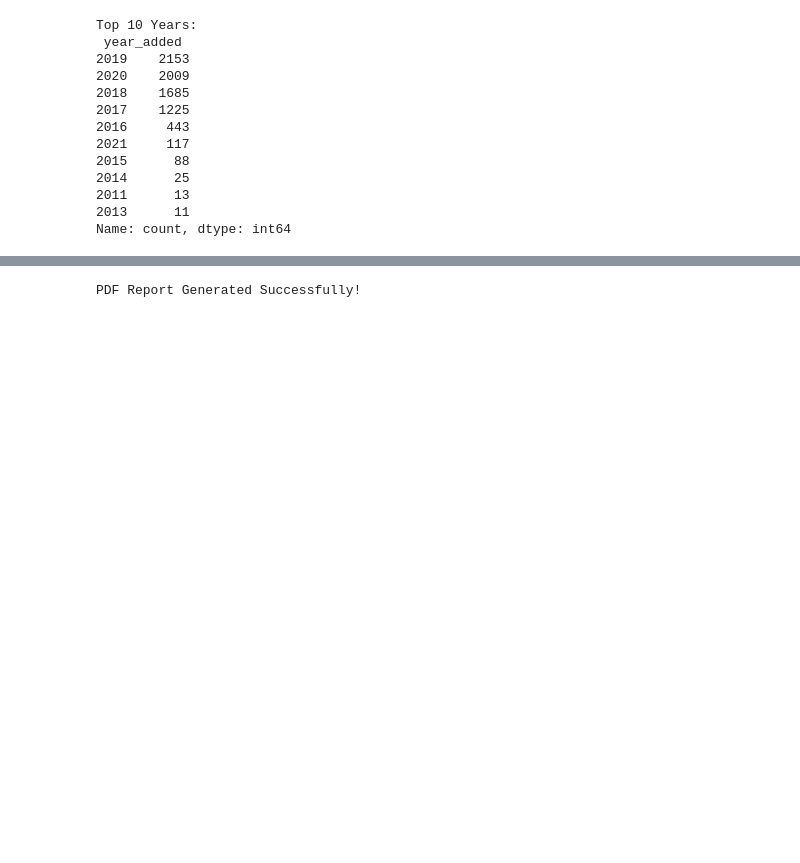
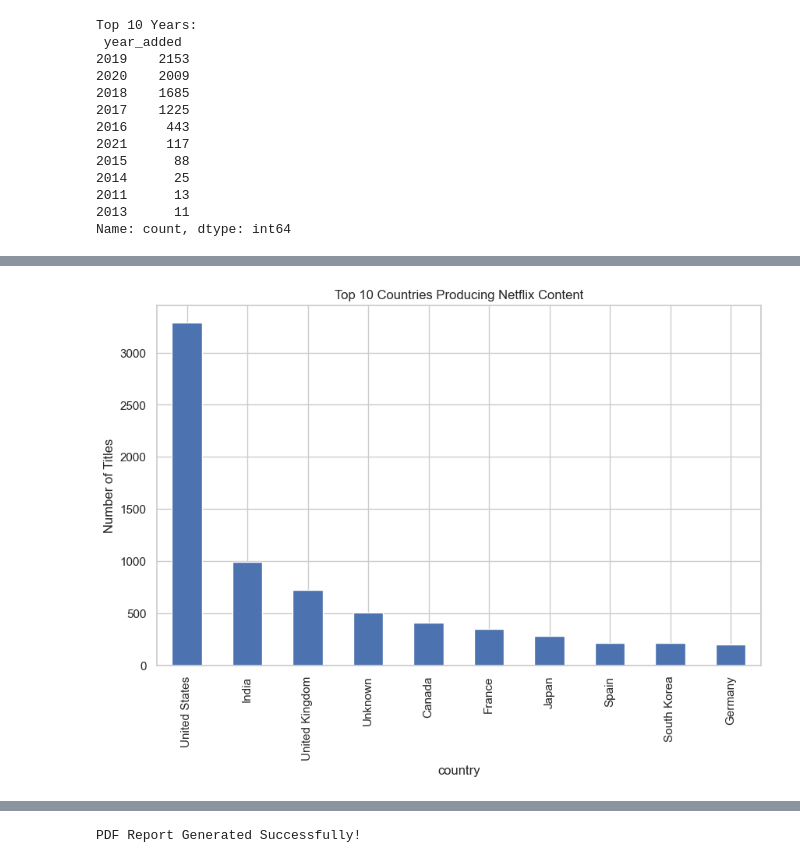
Before and after one commit to Arthika-21/Syntecxhub_task3, a Jupyter notebook: Netflix.ipynb, the cells around one changed output, grey strips where cells are left out. Cells and saved outputs as stored; diff of their text form; code cells hidden in the pictures; blank space fills up the shorter version.

```diff
--- a/Netflix.ipynb
+++ b/Netflix.ipynb
@@ -146,0 +175,13 @@ Name: count, dtype: int64
+# %%
+top_countries = df['country'].str.split(', ').explode().value_counts().head(10)
+
+plt.figure(figsize=(10,6))
+top_countries.plot(kind='bar')
+
+plt.title("Top 10 Countries Producing Netflix Content")
+plt.ylabel("Number of Titles")
+
+plt.savefig("top_countries.png")
+plt.show()
+# %% [output]
+[figure, added]
```
Also changed, not shown: parts of 4 cells of this notebook, 5 other files.
